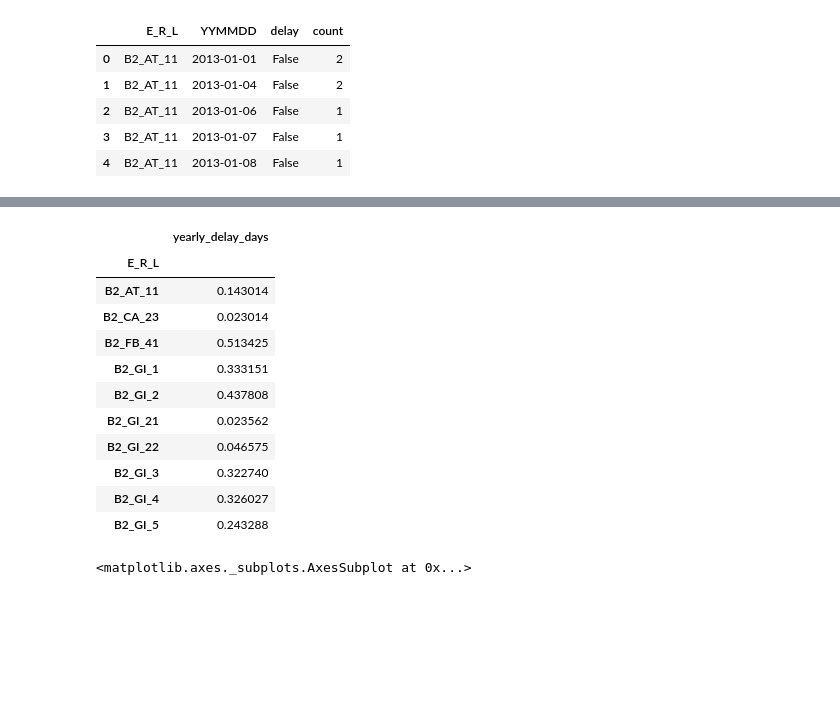
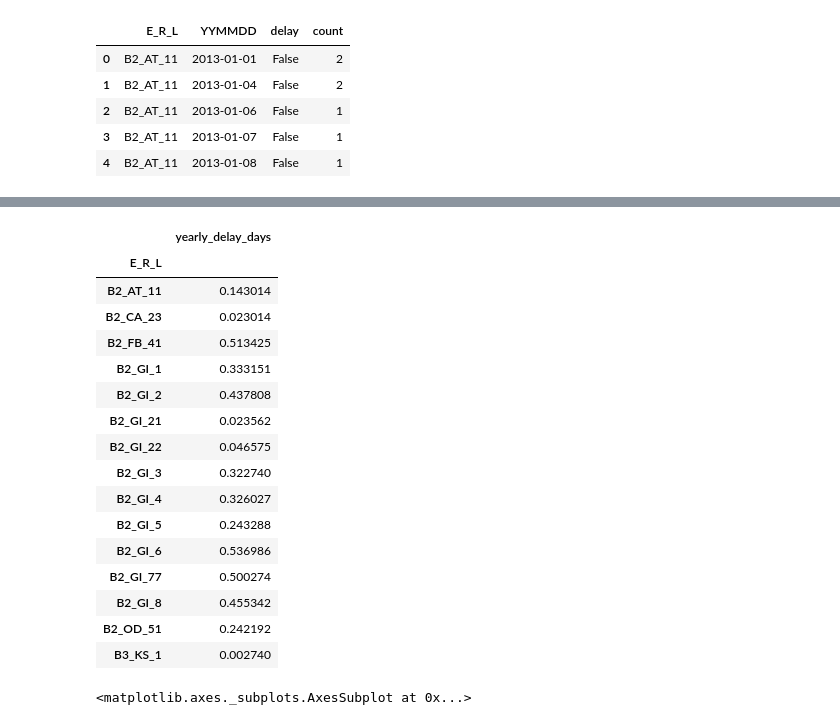
Before and after one commit to PassMoreHeat/springboard, a Jupyter notebook: Capstone_2/EDA_Per_Lock_and_Table_Build.ipynb, the cells around one changed output, grey strips where cells are left out. Saved outputs shown, nothing was run; the diff lists cells and outputs as text; code cells hidden in the pictures; blank space fills up the shorter version.

```diff
--- a/Capstone_2/EDA_Per_Lock_and_Table_Build.ipynb
+++ b/Capstone_2/EDA_Per_Lock_and_Table_Build.ipynb
@@ -499,0 +529,12 @@ delay_day_lock2.head()
+# %%
+# reset each level of index, drop hierarchical columns, rename columns if needed
+delay_day_lock2.reset_index(level='YYMMDD',inplace=True) # iterate through each level
+delay_day_lock2.reset_index(level='E_R_L',inplace=True) # iterate through each level
+
+# Drop the top row of column names and re-name each column
+delay_day_lock2.columns = delay_day_lock2.columns.droplevel(0)
+delay_day_lock2.columns = ['E_R_L', 'YYMMDD', 'False', 'True']
+
+# Calculate annual percentage of days with delay
+delay_day_lock2['yearly_delay_days'] = (delay_day_lock2['True'] / 365)
+delay_day_lock2.head()
@@ -500,26 +548,31 @@ delay_day_lock2.head()
 # %%
 # Calculate statistics of yearly delays per lock
 year_daily = delay_day_lock2.pivot_table(columns='E_R_L', values='yearly_delay_days', aggfunc=[np.mean])
 
 # convert to dataframe and transpose
 year_daily_stats = pd.DataFrame(year_daily).T
 year_daily_stats.reset_index(inplace=True)
 year_daily_stats.drop(labels='level_0', axis='columns', inplace=True)
 year_daily_stats.set_index('E_R_L', inplace=True)
-year_daily_stats.head(10)
+year_daily_stats.head(15)
 # %% [output]
 |  | yearly_delay_days |
 | E_R_L |  |
 | B2_AT_11 | 0.143014 |
 | B2_CA_23 | 0.023014 |
 | B2_FB_41 | 0.513425 |
 | B2_GI_1 | 0.333151 |
 | B2_GI_2 | 0.437808 |
 | B2_GI_21 | 0.023562 |
 | B2_GI_22 | 0.046575 |
 | B2_GI_3 | 0.322740 |
 | B2_GI_4 | 0.326027 |
 | B2_GI_5 | 0.243288 |
+| B2_GI_6 | 0.536986 |
+| B2_GI_77 | 0.500274 |
+| B2_GI_8 | 0.455342 |
+| B2_OD_51 | 0.242192 |
+| B3_KS_1 | 0.002740 |
 # %%
 # Plot mean annual delay proportion
 year_daily_stats.plot(kind='barh', figsize=[16,10], colormap='winter', title='Mean Proportion of days with delay/year')
```
Also changed, not shown: parts of 56 cells of this notebook.
